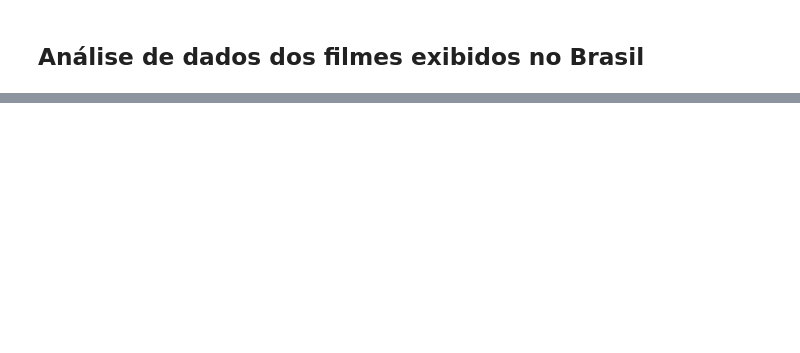
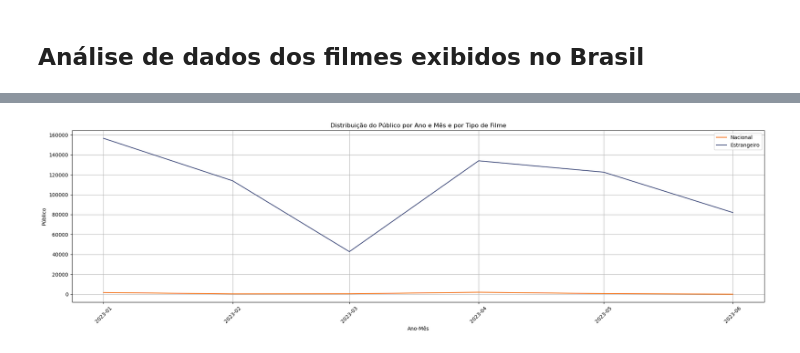
Before and after one commit to bentofh/ancine, a Jupyter notebook: 2_analise_ancine_sample.ipynb, the cells around one changed output, grey strips where cells are left out. Saved outputs shown, nothing was run; the diff lists cells and outputs as text; code cells hidden in the pictures; blank space fills up the shorter version.

```diff
--- a/2_analise_ancine_sample.ipynb
+++ b/2_analise_ancine_sample.ipynb
@@ -195,0 +208,30 @@ plt.show()
+# %%
+# Converter DT_EXIBICAO para datetime e extrair o ano e mês
+df['DT_EXIBICAO'] = pd.to_datetime(df['DT_EXIBICAO'])
+df['ANO_MES'] = df['DT_EXIBICAO'].dt.to_period('M')
+
+# Classificar filmes como Nacional ou Estrangeiro
+df['TIPO_FILME'] = df['PAIS'].str.upper().apply(lambda x: 'Nacional' if 'BRASIL' in x else 'Estrangeiro')
+
+# Agrupar por ano e mês, somando o público
+publico_temporal = df.groupby(['ANO_MES', 'TIPO_FILME']).agg({'PUBLICO':'sum'}).reset_index()
+
+# Cores para os tipos de filmes
+cores = {'Nacional': paleta['laranja2'], 'Estrangeiro': paleta['navy']}
+
+# Plotar o gráfico
+plt.figure(figsize=(20, 6))
+for tipo, cor in cores.items():
+    subset = publico_temporal[publico_temporal['TIPO_FILME'] == tipo]
+    plt.plot(subset['ANO_MES'].dt.to_timestamp(), subset['PUBLICO'], label=tipo, color=cor)
+
+plt.title('Distribuição do Público por Ano e Mês e por Tipo de Filme')
+plt.xlabel('Ano-Mês')
+plt.ylabel('Público')
+plt.xticks(rotation=45)
+plt.legend()
+plt.grid(True)
+plt.tight_layout()
+plt.show()
+# %% [output]
+[figure, added]
```
Also changed, not shown: parts of 15 cells of this notebook, 6 other files.
